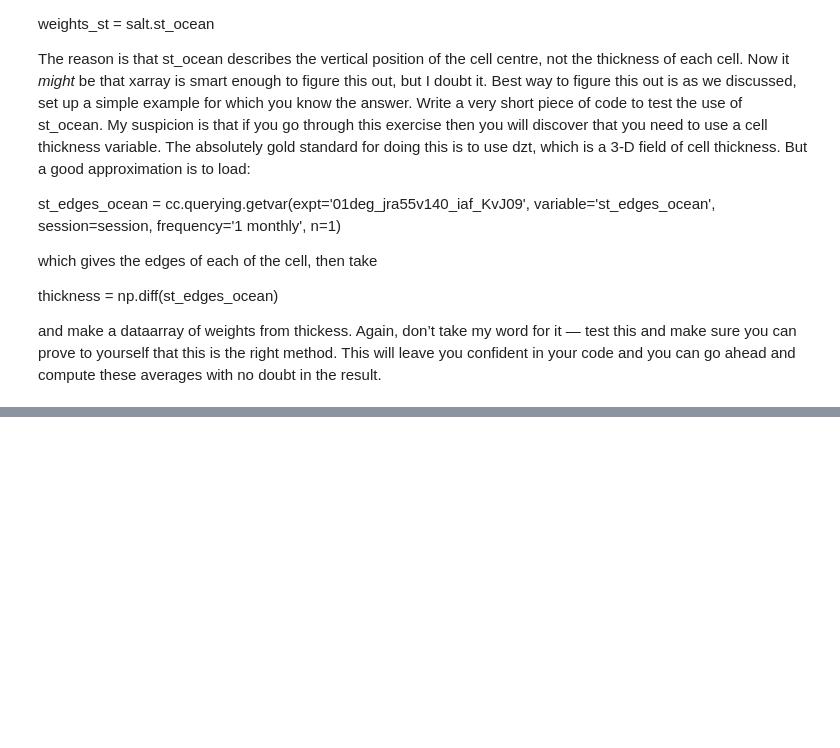
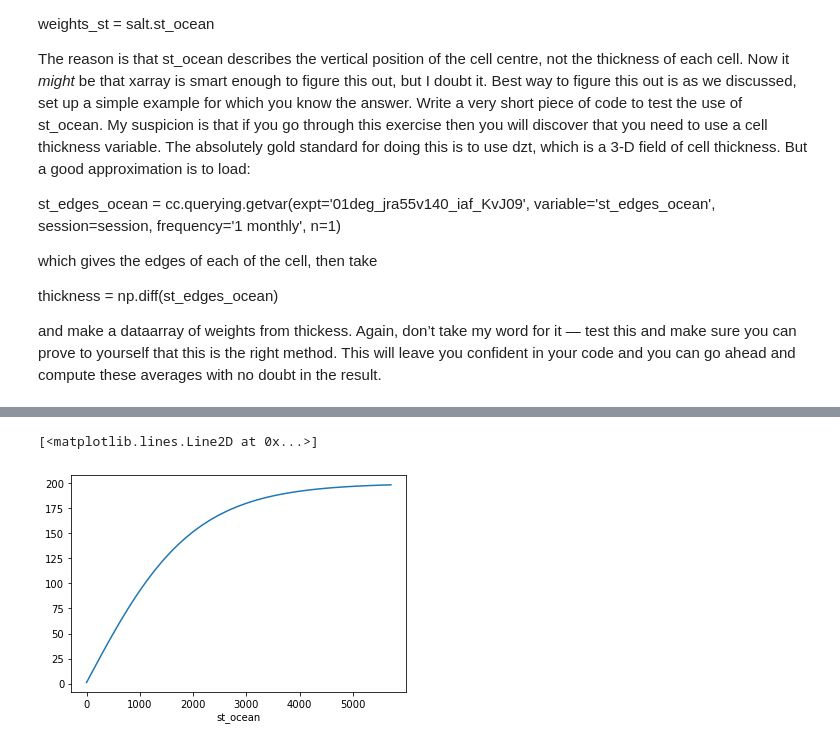
Before and after one commit to Renzo101/Research-Project, a Jupyter notebook: 03_Plotting Average S using 0.1 degree experiment practice for 40 yrs.ipynb, the cells around one changed output, grey strips where cells are left out. Cells and saved outputs as stored; diff of their text form; code cells hidden in the pictures; blank space fills up the shorter version.

```diff
--- a/03_Plotting Average S using 0.1 degree experiment practice for 40 yrs.ipynb
+++ b/03_Plotting Average S using 0.1 degree experiment practice for 40 yrs.ipynb
@@ -284,9 +283,7 @@ st_edges_ocean = cc.querying.getvar(expt='01deg_jra55v13_ryf9091', variable='st_
                           session=session, frequency='1 monthly',
                           start_time='1999-12-31 00:00:00',
                           end_time='2039-12-31 00:00:00')
+#st_edges_ocean = cc.querying.getvar(expt='01deg_jra55v140_iaf_KvJ09', variable='st_edges_ocean', session=session, frequency='1 monthly', n=1)
+#VariableNotFoundError: No files were found containing 'st_edges_ocean' in the '01deg_jra55v140_iaf_KvJ09' experiment
 
-thickness = np.diff(st_edges_ocean)
-thickness = xr.DataArray(thickness)
-
-# Weighted average salt with all depths
-salt_thickness = salt.weighted(thickness).mean('st_ocean')
+thickness_values = np.diff(st_edges_ocean)
@@ -298,0 +290,9 @@ salt_thickness_shelf_Mertz = salt_thickness_shelf_Mertz_weighted.weighted(weight
+# %%
+thickness = xr.DataArray(
+    data=thickness_values,
+    dims=["st_ocean"],
+    coords=dict(
+        st_ocean=salt.st_ocean.values,
+    ),
+)
+#for coords, st_ocean=var.st_ocean.values.
@@ -298,0 +319,5 @@ salt_thickness_shelf_Mertz = salt_thickness_shelf_Mertz_weighted.weighted(weight
+# %%
+thickness.plot()
+# %% [output]
+[<matplotlib.lines.Line2D at 0x...>]
+[figure, added]
```
Also changed, not shown: parts of 24 cells of this notebook, 1 other file.
